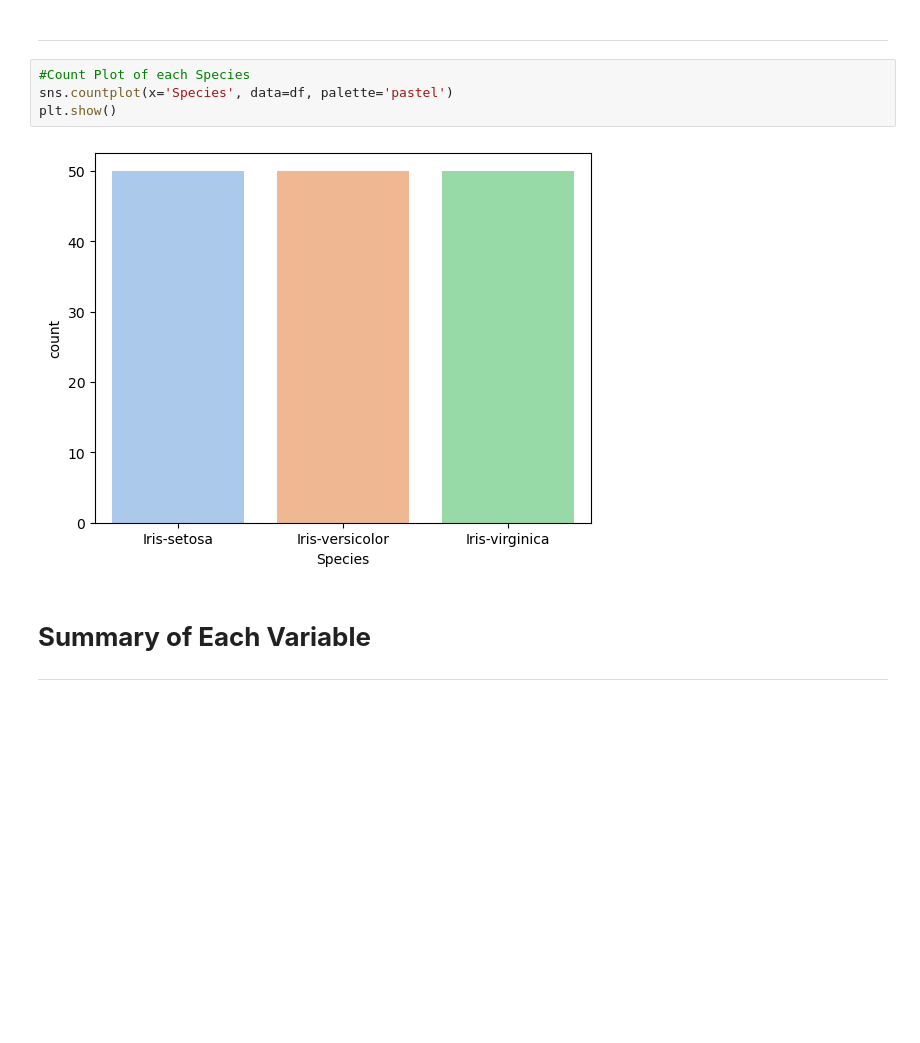
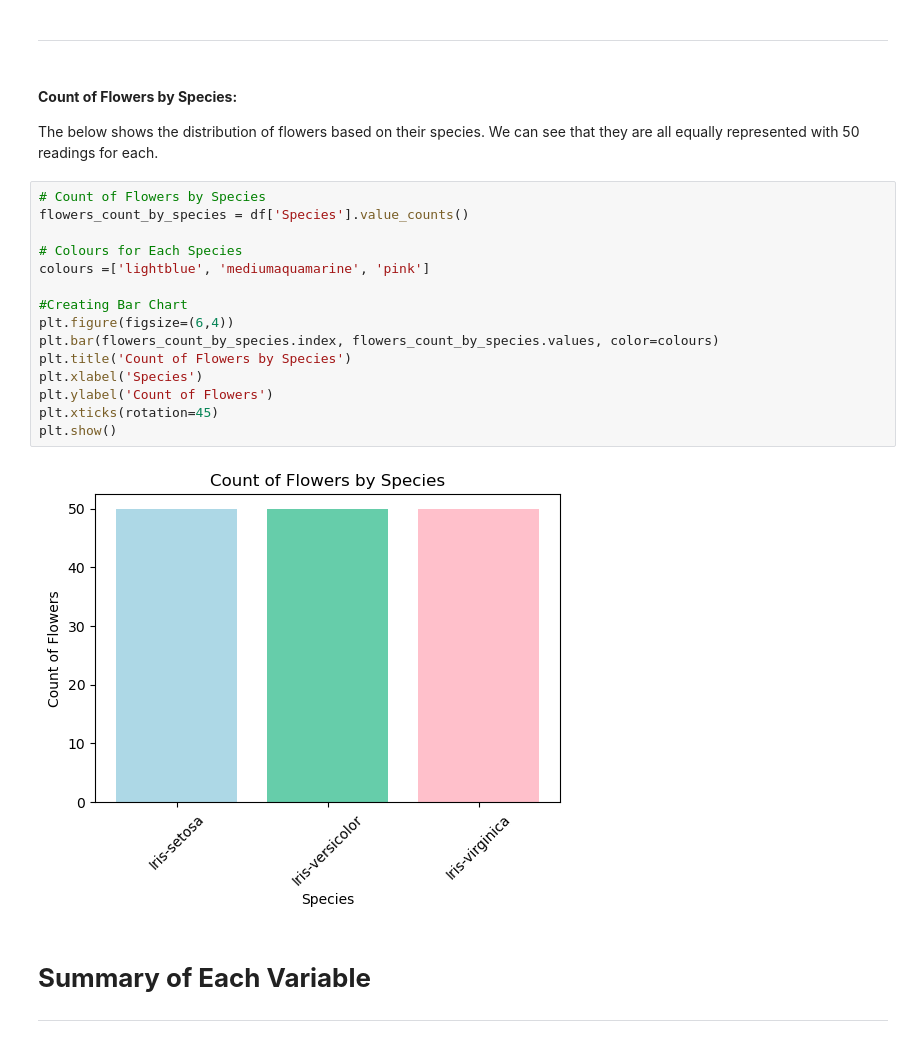
Before and after one commit to briannemcgrath/pands-project, a Jupyter notebook: analysis.ipynb, the cells around one changed output. Drawn from its saved outputs; the diff is of its cells as text; blank space fills up the shorter version.

```diff
--- a/analysis.ipynb
+++ b/analysis.ipynb
@@ -130,12 +130,27 @@ Name: count, dtype: int64
 # **Analysis:**
 # %% [markdown]
 ***
-# %%
-#Count Plot of each Species
-sns.countplot(x='Species', data=df, palette='pastel')
-plt.show()
-# %% [output]
-[figure, removed]
+# %% [markdown]
+#### **Count of Flowers by Species:**
+
+The below shows the distribution of flowers based on their species. We can see that they are all equally represented with 50 readings for each.
+# %%
+# Count of Flowers by Species
+flowers_count_by_species = df['Species'].value_counts()
+
+# Colours for Each Species
+colours =['lightblue', 'mediumaquamarine', 'pink']
+
+#Creating Bar Chart
+plt.figure(figsize=(6,4))
+plt.bar(flowers_count_by_species.index, flowers_count_by_species.values, color=colours)
+plt.title('Count of Flowers by Species')
+plt.xlabel('Species')
+plt.ylabel('Count of Flowers')
+plt.xticks(rotation=45)
+plt.show()
+# %% [output]
+[figure, added]
 # %% [markdown]
 # **Summary of Each Variable**
 
```
Also changed, not shown: parts of 3 cells of this notebook, 1 other file.
